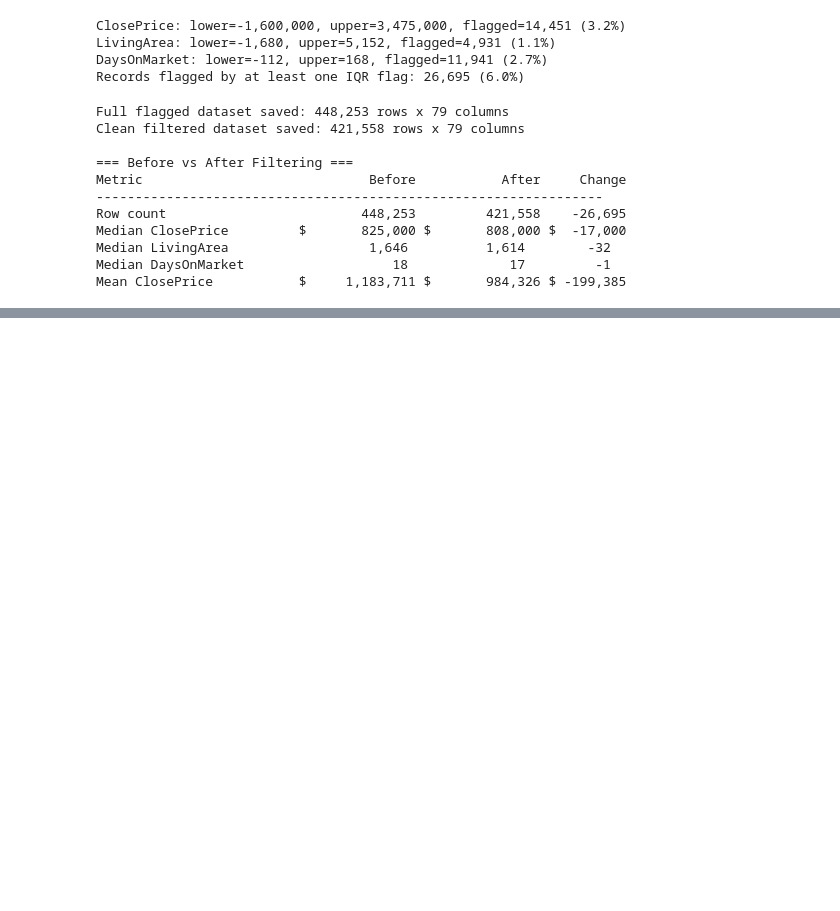
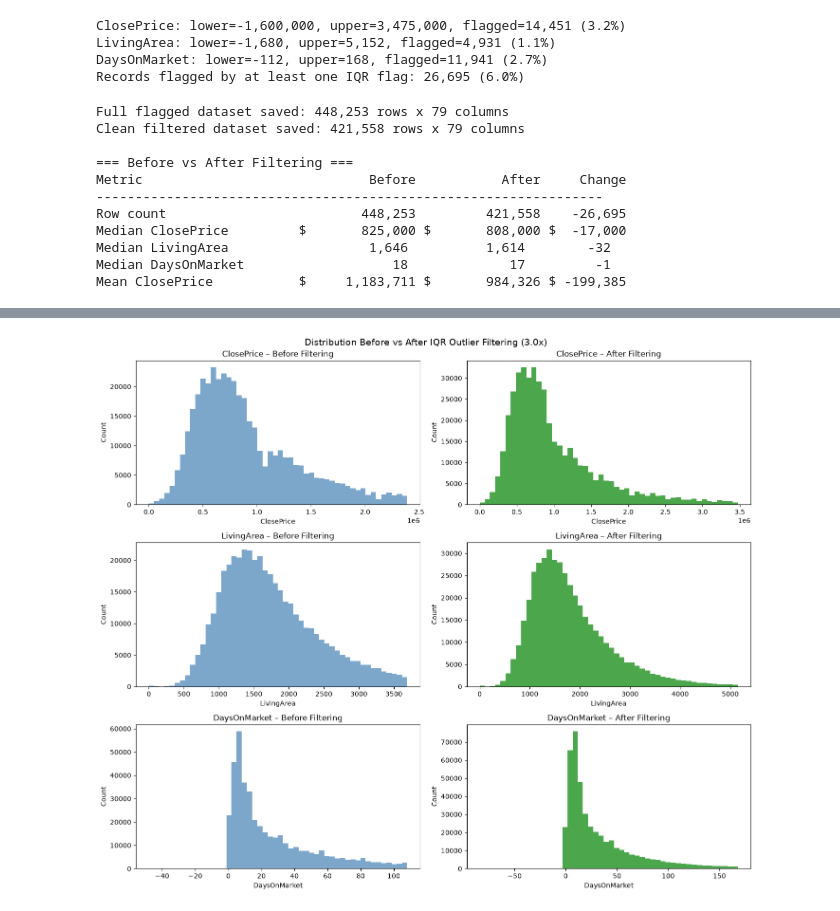
Before and after one commit to khushiraj-dev/IDX-Exchange, a Jupyter notebook: Notebooks/week_7.ipynb, the cells around one changed output, grey strips where cells are left out. Cells and saved outputs as stored; diff of their text form; code cells hidden in the pictures; blank space fills up the shorter version.

```diff
--- a/Notebooks/week_7.ipynb
+++ b/Notebooks/week_7.ipynb
@@ -173,3 +173,37 @@ justifies their use throughout this project's market analysis. The filtered data
 (421,558 rows) will be used for Tableau dashboards where typical market behavior
 is the focus, while the full flagged dataset (448,253 rows) is preserved for
 complete market analysis.
+# %%
+import matplotlib.pyplot as plt
+
+fig, axes = plt.subplots(3, 2, figsize=(14, 12))
+
+for i, col in enumerate(['ClosePrice', 'LivingArea', 'DaysOnMarket']):
+    flag_col = f"{col.lower()}_outlier_flag"
+
+    # Before (full dataset, outliers removed for readability using IQR 1.5x)
+    series_before = sold[col].dropna()
+    q1, q3 = series_before.quantile(0.25), series_before.quantile(0.75)
+    iqr = q3 - q1
+    before_filtered = series_before[(series_before >= q1 - 1.5*iqr) & (series_before <= q3 + 1.5*iqr)]
+
+    # After (only non-flagged records)
+    series_after = sold[~sold[flag_col]][col].dropna()
+
+    # Histogram
+    axes[i, 0].hist(before_filtered, bins=50, color='steelblue', alpha=0.7)
+    axes[i, 0].set_title(f'{col} – Before Filtering')
+    axes[i, 0].set_xlabel(col)
+    axes[i, 0].set_ylabel('Count')
+
+    # After histogram
+    axes[i, 1].hist(series_after, bins=50, color='green', alpha=0.7)
+    axes[i, 1].set_title(f'{col} – After Filtering')
+    axes[i, 1].set_xlabel(col)
+    axes[i, 1].set_ylabel('Count')
+
+plt.suptitle('Distribution Before vs After IQR Outlier Filtering (3.0x)', fontsize=14)
+plt.tight_layout()
+plt.show()
+# %% [output]
+[figure, added]
```
Also changed, not shown: parts of 3 cells of this notebook, 2 other files.
